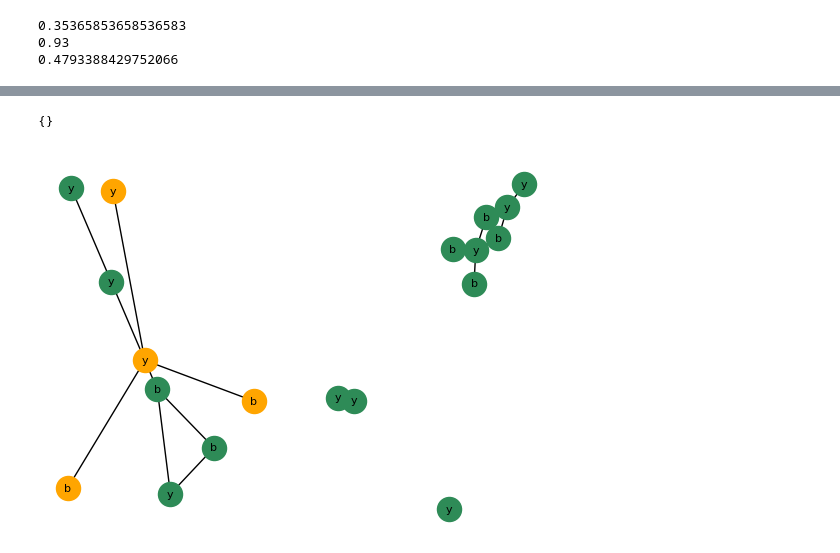
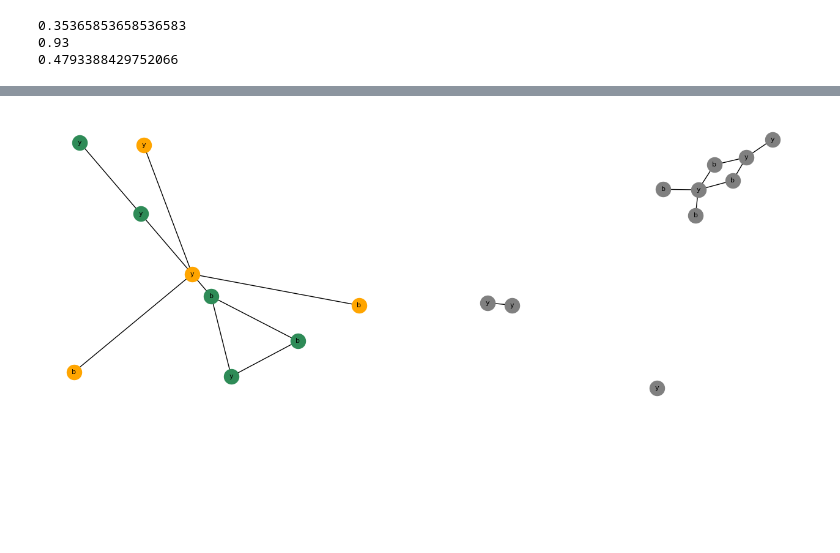
Before and after one commit to neytjieb1/kaggle_challenge, a Jupyter notebook: traintestclassify.ipynb, the cells around one changed output, grey strips where cells are left out. Saved outputs shown, nothing was run; the diff lists cells and outputs as text; code cells hidden in the pictures; blank space fills up the shorter version.

```diff
--- a/traintestclassify.ipynb
+++ b/traintestclassify.ipynb
@@ -247,33 +244,29 @@ TypeError: cannot unpack non-iterable int object
-# %%
-nx.get_edge_attributes(G2, 'labels')
-# %% [output]
-{}
 # %%
 import networkx as nx
 from lib import draw
 G1 = nx.Graph()
 G1.add_nodes_from([1,2,3,4])
 G1.add_edges_from([(1,2), (2,3), (2,4)])
 nx.set_node_attributes(G1, {1: 'y', 2: 'y', 3: 'b', 4: 'b'}, "labels")
 nx.set_edge_attributes(G1, {e: '-' for e in G1.edges()}, "labels")
 
 
 G2 = nx.Graph()
 G2.add_nodes_from([chr(i) for i in range(65, 70)])
 E = [(65, 66), (66, 67), (67, 68), (67, 69), (68, 69)]
 G2.add_edges_from([tuple(chr(i) for i in e) for e in E])
 nx.set_node_attributes(G2, {chr(i): 'y' for i in [65, 66, 68]} | {chr(i) : 'b' for i in [67, 69]}, "labels")
 nx.set_edge_attributes(G2, {e: '-' for e in G2.edges()}, "labels")
 
 import matplotlib.pyplot as plt
 plt.figure(figsize=(16, 6))
 plt.subplot(1,2,1)
 draw(G1, 'orange')
 draw(G2, 'seagreen')
 
 plt.subplot(1,2,2)
 from lib import direct_product
 J = direct_product(G1, G2)
-draw(J, 'seagreen')
+draw(J, 'gray')
 # %% [output]
-[figure, old version]
+[figure, new version]
```
Also changed, not shown: parts of 1 cell of this notebook, 3 other files.
